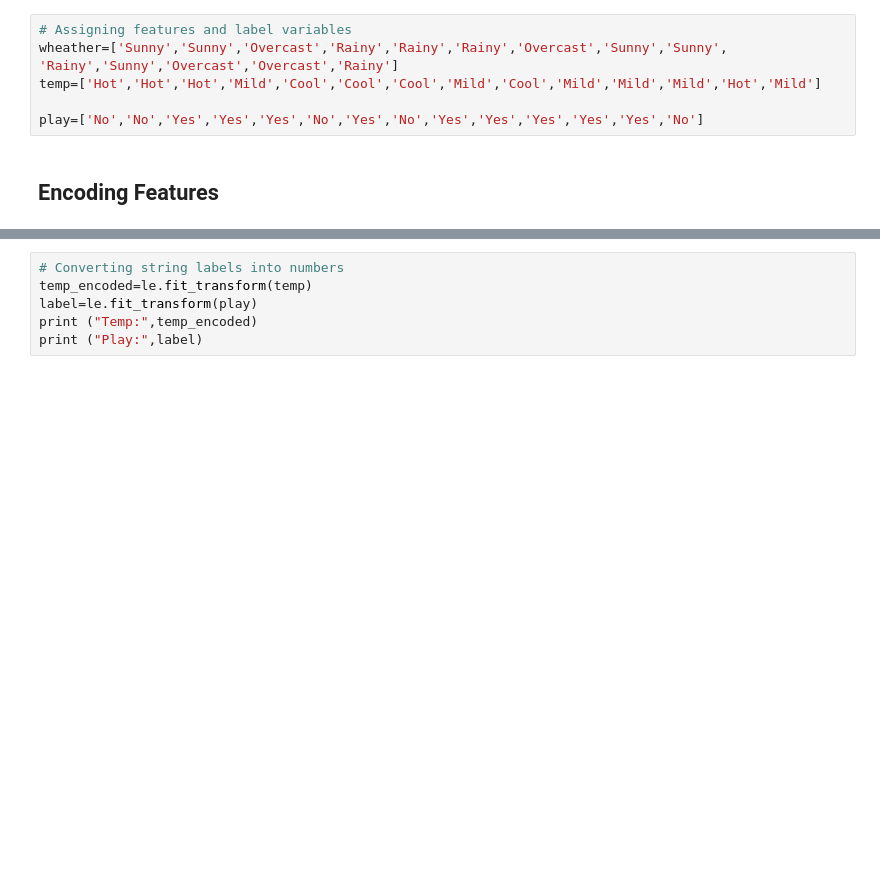
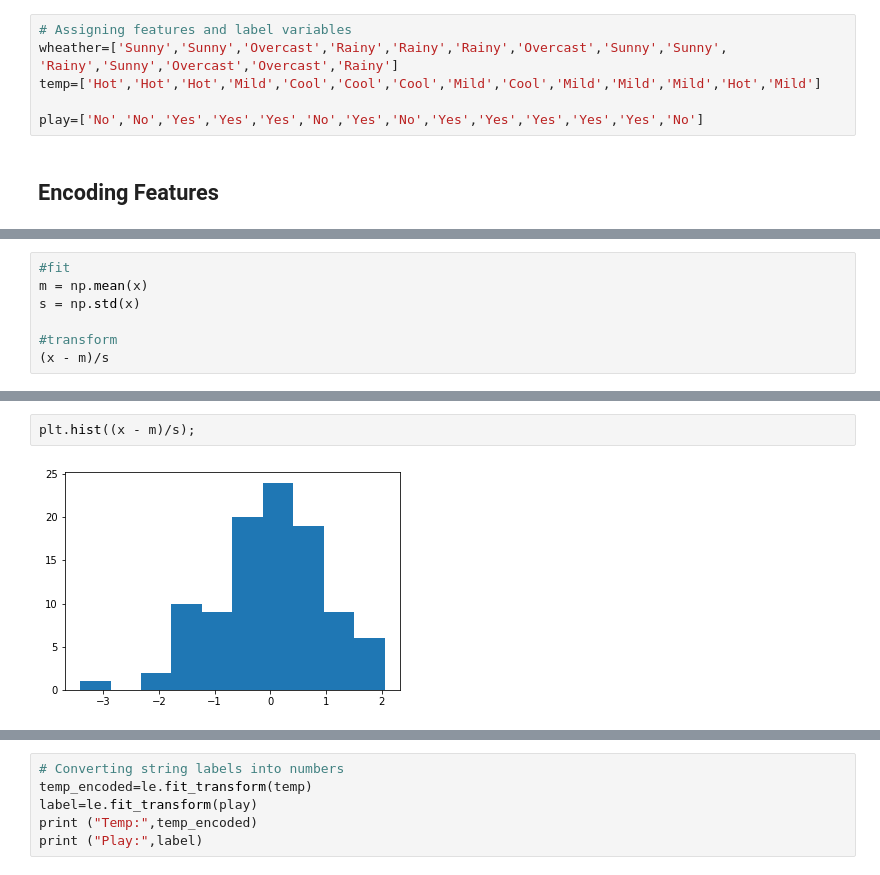
Before and after one commit to arturoTellez/S4I_DS_G2, a Jupyter notebook: Módulo 2_ Machine Learning/DS - Módulo 2 - Sesión 3/Naive Bayes - Machine Learning.ipynb, the cells around one changed output, grey strips where cells are left out. Saved outputs shown, nothing was run; the diff lists cells and outputs as text; blank space fills up the shorter version.

```diff
--- a/Módulo 2_ Machine Learning/DS - Módulo 2 - Sesión 3/Naive Bayes - Machine Learning.ipynb
+++ b/Módulo 2_ Machine Learning/DS - Módulo 2 - Sesión 3/Naive Bayes - Machine Learning.ipynb
@@ -16,0 +59,7 @@ play=['No','No','Yes','Yes','Yes','No','Yes','No','Yes','Yes','Yes','Yes','Yes',
+# %%
+#fit
+m = np.mean(x)
+s = np.std(x)
+
+#transform
+(x - m)/s
@@ -16,0 +87,4 @@ play=['No','No','Yes','Yes','Yes','No','Yes','No','Yes','Yes','Yes','Yes','Yes',
+# %%
+plt.hist((x - m)/s);
+# %% [output]
+[figure, added]
```
Also changed, not shown: parts of 20 cells of this notebook, 4 other files.
